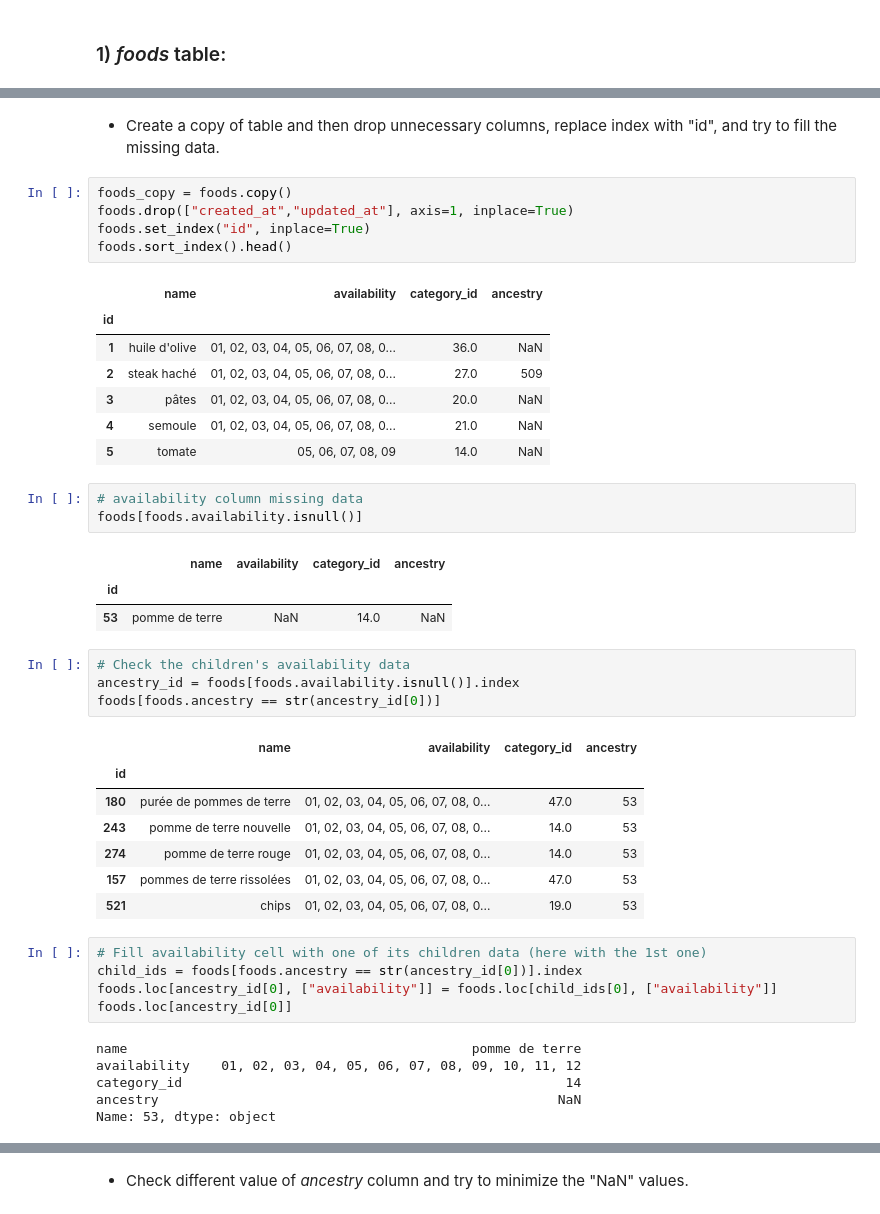
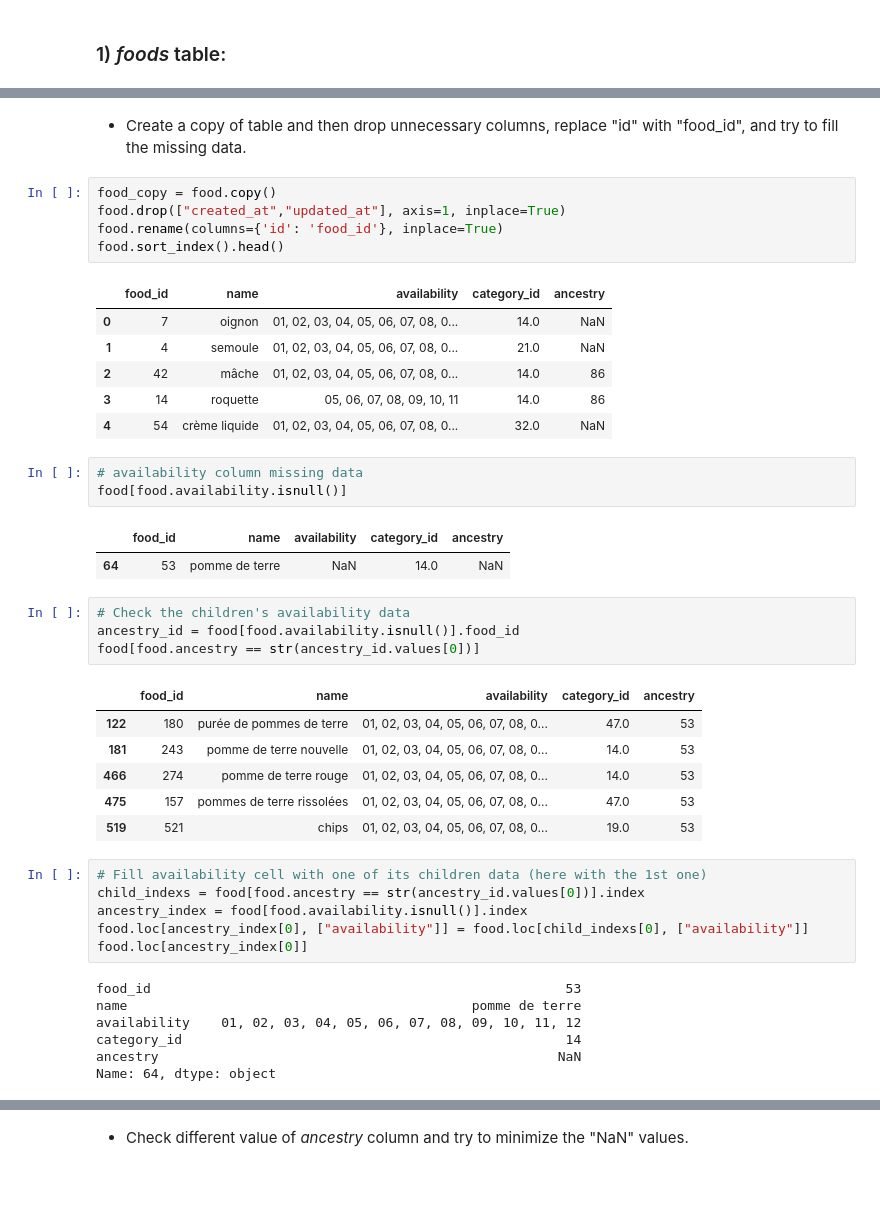
Before and after one commit to rezaadle/food-mama-project, a Jupyter notebook: mama-preprocessing.ipynb, the cells around one changed output, grey strips where cells are left out. Cells and saved outputs as stored; diff of their text form; blank space fills up the shorter version.

```diff
--- a/mama-preprocessing.ipynb
+++ b/mama-preprocessing.ipynb
@@ -40,49 +40,48 @@ ancestry        159 non-null object
 dtypes: float64(1), int64(1), object(5)
 memory usage: 30.9+ KB
 # %% [markdown]
-- Create a copy of table and then drop unnecessary columns, replace index with "id", and try to fill the missing data.
+- Create a copy of table and then drop unnecessary columns, replace "id" with "food_id", and try to fill the missing data.
 # %%
-foods_copy = foods.copy()
-foods.drop(["created_at","updated_at"], axis=1, inplace=True)
-foods.set_index("id", inplace=True)
-foods.sort_index().head()
+food_copy = food.copy()
+food.drop(["created_at","updated_at"], axis=1, inplace=True)
+food.rename(columns={'id': 'food_id'}, inplace=True)
+food.sort_index().head()
 # %% [output]
-|  | name | availability | category_id | ancestry |
-| id |  |  |  |  |
-| 1 | huile d'olive | 01, 02, 03, 04, 05, 06, 07, 08, 0... | 36.0 | NaN |
-| 2 | steak haché | 01, 02, 03, 04, 05, 06, 07, 08, 0... | 27.0 | 509 |
-| 3 | pâtes | 01, 02, 03, 04, 05, 06, 07, 08, 0... | 20.0 | NaN |
-| 4 | semoule | 01, 02, 03, 04, 05, 06, 07, 08, 0... | 21.0 | NaN |
-| 5 | tomate | 05, 06, 07, 08, 09 | 14.0 | NaN |
+|  | food_id | name | availability | category_id | ancestry |
+| 0 | 7 | oignon | 01, 02, 03, 04, 05, 06, 07, 08, 0... | 14.0 | NaN |
+| 1 | 4 | semoule | 01, 02, 03, 04, 05, 06, 07, 08, 0... | 21.0 | NaN |
+| 2 | 42 | mâche | 01, 02, 03, 04, 05, 06, 07, 08, 0... | 14.0 | 86 |
+| 3 | 14 | roquette | 05, 06, 07, 08, 09, 10, 11 | 14.0 | 86 |
+| 4 | 54 | crème liquide | 01, 02, 03, 04, 05, 06, 07, 08, 0... | 32.0 | NaN |
 # %%
 # availability column missing data
-foods[foods.availability.isnull()]
+food[food.availability.isnull()]
 # %% [output]
-|  | name | availability | category_id | ancestry |
-| id |  |  |  |  |
-| 53 | pomme de terre | NaN | 14.0 | NaN |
+|  | food_id | name | availability | category_id | ancestry |
+| 64 | 53 | pomme de terre | NaN | 14.0 | NaN |
 # %%
 # Check the children's availability data
-ancestry_id = foods[foods.availability.isnull()].index
-foods[foods.ancestry == str(ancestry_id[0])]
+ancestry_id = food[food.availability.isnull()].food_id
+food[food.ancestry == str(ancestry_id.values[0])]
 # %% [output]
-|  | name | availability | category_id | ancestry |
-| id |  |  |  |  |
-| 180 | purée de pommes de terre | 01, 02, 03, 04, 05, 06, 07, 08, 0... | 47.0 | 53 |
-| 243 | pomme de terre nouvelle | 01, 02, 03, 04, 05, 06, 07, 08, 0... | 14.0 | 53 |
-| 274 | pomme de terre rouge | 01, 02, 03, 04, 05, 06, 07, 08, 0... | 14.0 | 53 |
-| 157 | pommes de terre rissolées | 01, 02, 03, 04, 05, 06, 07, 08, 0... | 47.0 | 53 |
-| 521 | chips | 01, 02, 03, 04, 05, 06, 07, 08, 0... | 19.0 | 53 |
+|  | food_id | name | availability | category_id | ancestry |
+| 122 | 180 | purée de pommes de terre | 01, 02, 03, 04, 05, 06, 07, 08, 0... | 47.0 | 53 |
+| 181 | 243 | pomme de terre nouvelle | 01, 02, 03, 04, 05, 06, 07, 08, 0... | 14.0 | 53 |
+| 466 | 274 | pomme de terre rouge | 01, 02, 03, 04, 05, 06, 07, 08, 0... | 14.0 | 53 |
+| 475 | 157 | pommes de terre rissolées | 01, 02, 03, 04, 05, 06, 07, 08, 0... | 47.0 | 53 |
+| 519 | 521 | chips | 01, 02, 03, 04, 05, 06, 07, 08, 0... | 19.0 | 53 |
 # %%
 # Fill availability cell with one of its children data (here with the 1st one)
-child_ids = foods[foods.ancestry == str(ancestry_id[0])].index
-foods.loc[ancestry_id[0], ["availability"]] = foods.loc[child_ids[0], ["availability"]]
-foods.loc[ancestry_id[0]]
+child_indexs = food[food.ancestry == str(ancestry_id.values[0])].index
+ancestry_index = food[food.availability.isnull()].index
+food.loc[ancestry_index[0], ["availability"]] = food.loc[child_indexs[0], ["availability"]]
+food.loc[ancestry_index[0]]
 # %% [output]
+food_id                                                     53
 name                                            pomme de terre
 availability    01, 02, 03, 04, 05, 06, 07, 08, 09, 10, 11, 12
 category_id                                                 14
 ancestry                                                   NaN
-Name: 53, dtype: object
+Name: 64, dtype: object
 # %%
 # category_id column missing data
```
Also changed, not shown: parts of 29 cells of this notebook, 2 other files.
